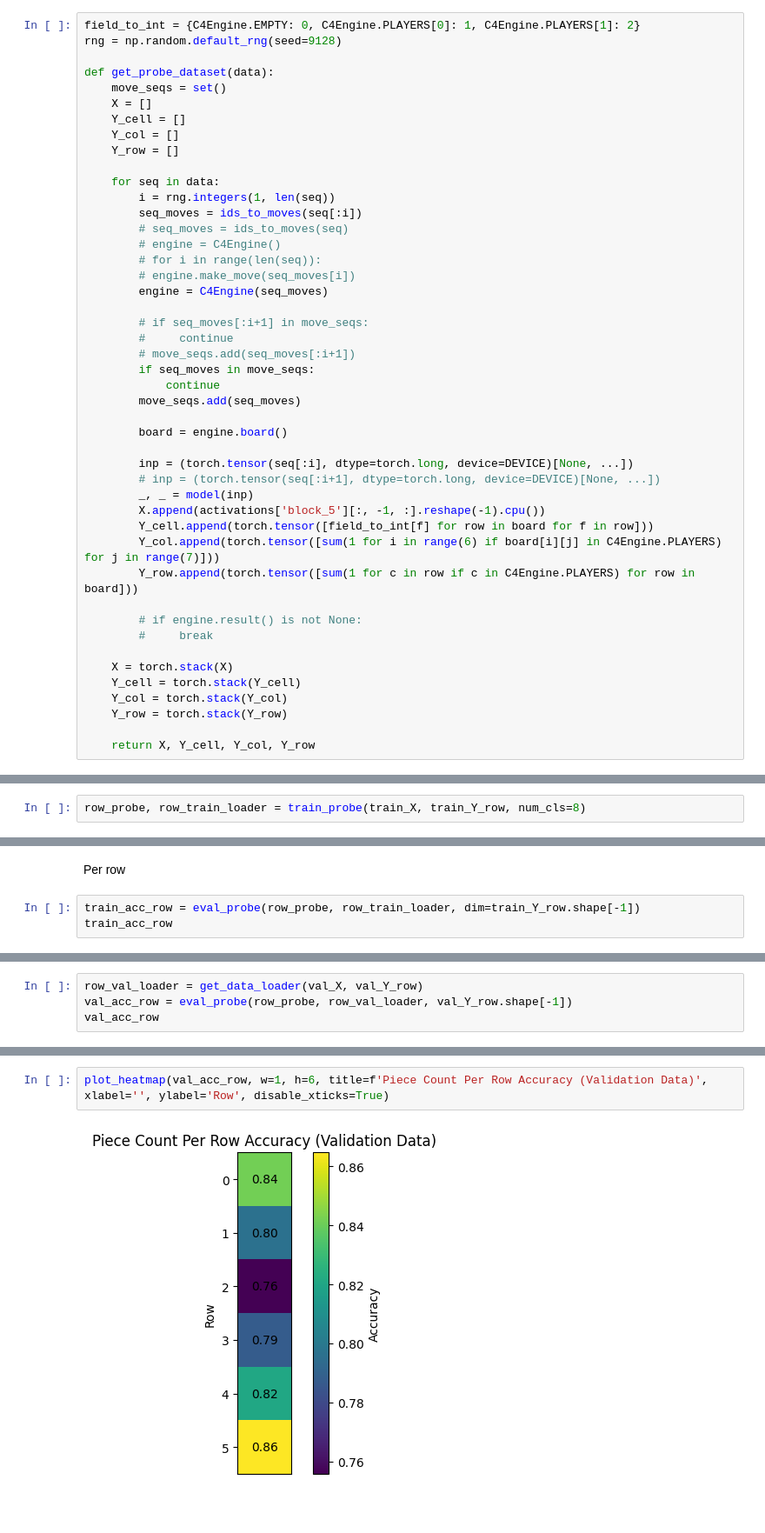
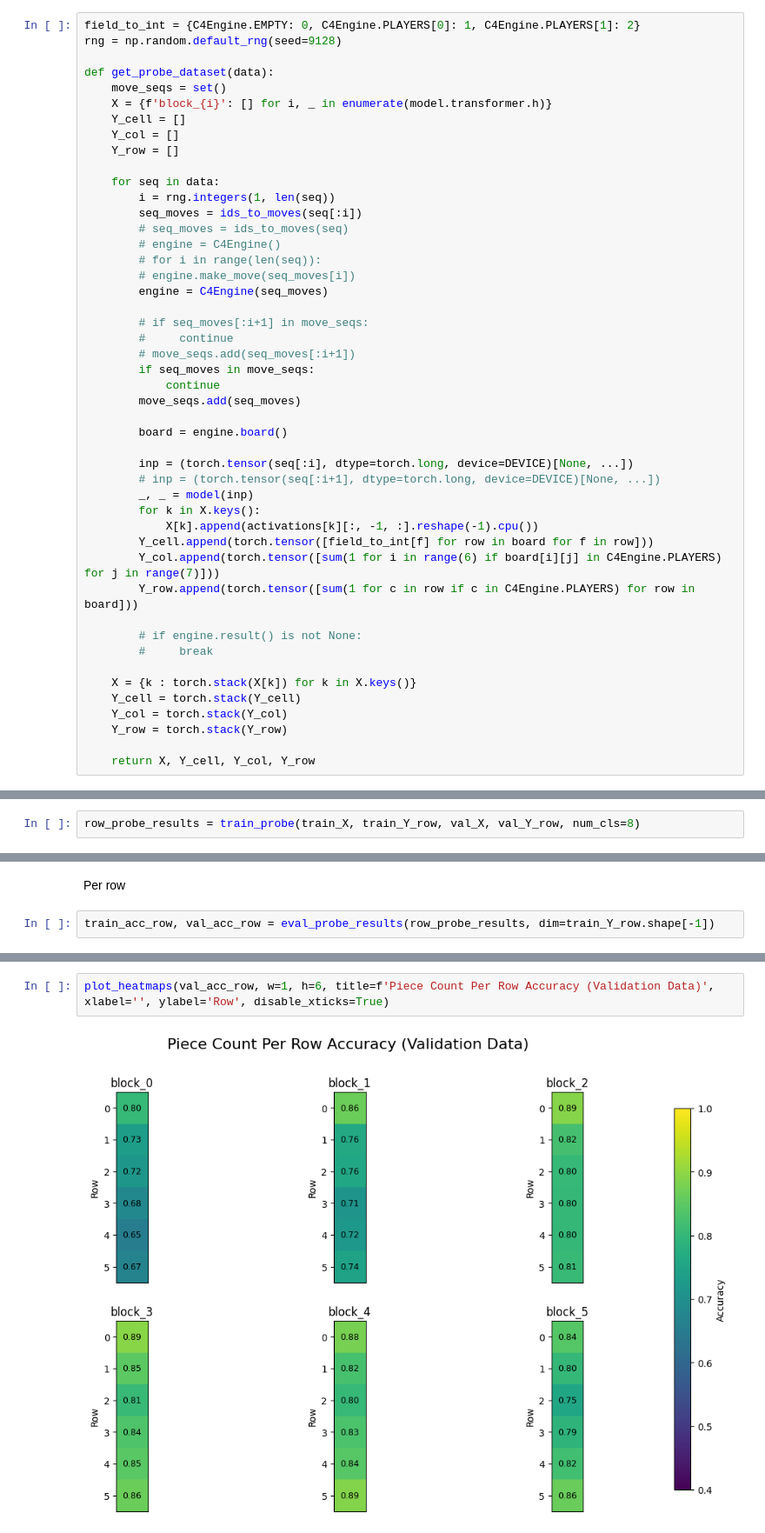
Before and after one commit to stanely1/Connect-Four-GPT, a Jupyter notebook: test_model_full.ipynb, the cells around one changed output, grey strips where cells are left out. Shown at 87% size. Cells and saved outputs as stored; diff of their text form; blank space fills up the shorter version.

```diff
--- a/test_model_full.ipynb
+++ b/test_model_full.ipynb
@@ -157,7 +158,7 @@ rng = np.random.default_rng(seed=9128)
 
 def get_probe_dataset(data):
     move_seqs = set()
-    X = []
+    X = {f'block_{i}': [] for i, _ in enumerate(model.transformer.h)}
     Y_cell = []
     Y_col = []
     Y_row = []
@@ -183,7 +184,8 @@ def get_probe_dataset(data):
         inp = (torch.tensor(seq[:i], dtype=torch.long, device=DEVICE)[None, ...])
         # inp = (torch.tensor(seq[:i+1], dtype=torch.long, device=DEVICE)[None, ...])
         _, _ = model(inp)
-        X.append(activations['block_5'][:, -1, :].reshape(-1).cpu())
+        for k in X.keys():
+            X[k].append(activations[k][:, -1, :].reshape(-1).cpu())
         Y_cell.append(torch.tensor([field_to_int[f] for row in board for f in row]))
         Y_col.append(torch.tensor([sum(1 for i in range(6) if board[i][j] in C4Engine.PLAYERS) for j in range(7)]))
         Y_row.append(torch.tensor([sum(1 for c in row if c in C4Engine.PLAYERS) for row in board]))
@@ -191,7 +193,7 @@ def get_probe_dataset(data):
         # if engine.result() is not None:
         #     break
 
-    X = torch.stack(X)
+    X = {k : torch.stack(X[k]) for k in X.keys()}
     Y_cell = torch.stack(Y_cell)
     Y_col = torch.stack(Y_col)
     Y_row = torch.stack(Y_row)
@@ -324,5 +333,5 @@ Epoch 1023: 0.0160
 # %% [markdown]
 Predict number of pieces in each row
 # %%
-row_probe, row_train_loader = train_probe(train_X, train_Y_row, num_cls=8)
+row_probe_results = train_probe(train_X, train_Y_row, val_X, val_Y_row, num_cls=8)
 # %% [output]
@@ -446,5 +536,4 @@ plot_heatmap(val_acc_col, w=7, h=1, title=f'Piece Count Per Column Accuracy (Val
 # %% [markdown]
 Per row
 # %%
-train_acc_row = eval_probe(row_probe, row_train_loader, dim=train_Y_row.shape[-1])
-train_acc_row
+train_acc_row, val_acc_row = eval_probe_results(row_probe_results, dim=train_Y_row.shape[-1])
@@ -457,4 +552,0 @@ plot_heatmap(train_acc_row, w=1, h=6, title=f'Piece Count Per Row Accuracy (Trai
-# %%
-row_val_loader = get_data_loader(val_X, val_Y_row)
-val_acc_row = eval_probe(row_probe, row_val_loader, val_Y_row.shape[-1])
-val_acc_row
@@ -463,4 +562,4 @@ tensor([0.8414, 0.7965, 0.7558, 0.7875, 0.8208, 0.8647], device='cuda:0')
 # %%
-plot_heatmap(val_acc_row, w=1, h=6, title=f'Piece Count Per Row Accuracy (Validation Data)', xlabel='', ylabel='Row', disable_xticks=True)
+plot_heatmaps(val_acc_row, w=1, h=6, title=f'Piece Count Per Row Accuracy (Validation Data)', xlabel='', ylabel='Row', disable_xticks=True)
 # %% [output]
-[figure, old version]
+[figure, new version]
```
Also changed, not shown: parts of 27 cells of this notebook, 30 other files.
